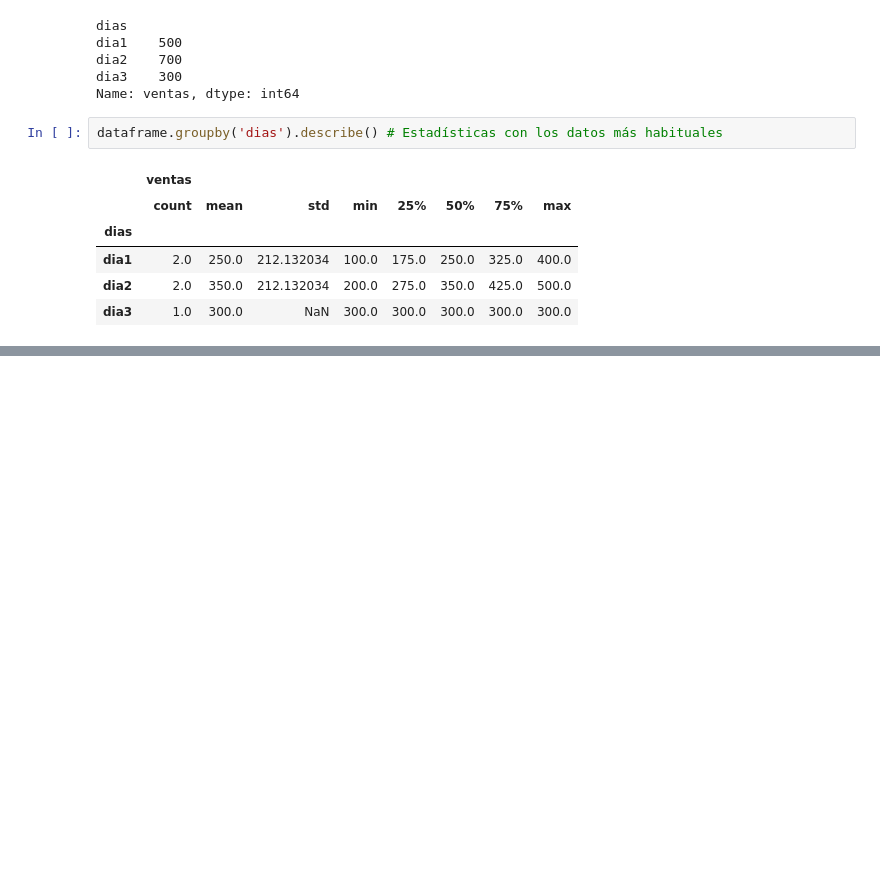
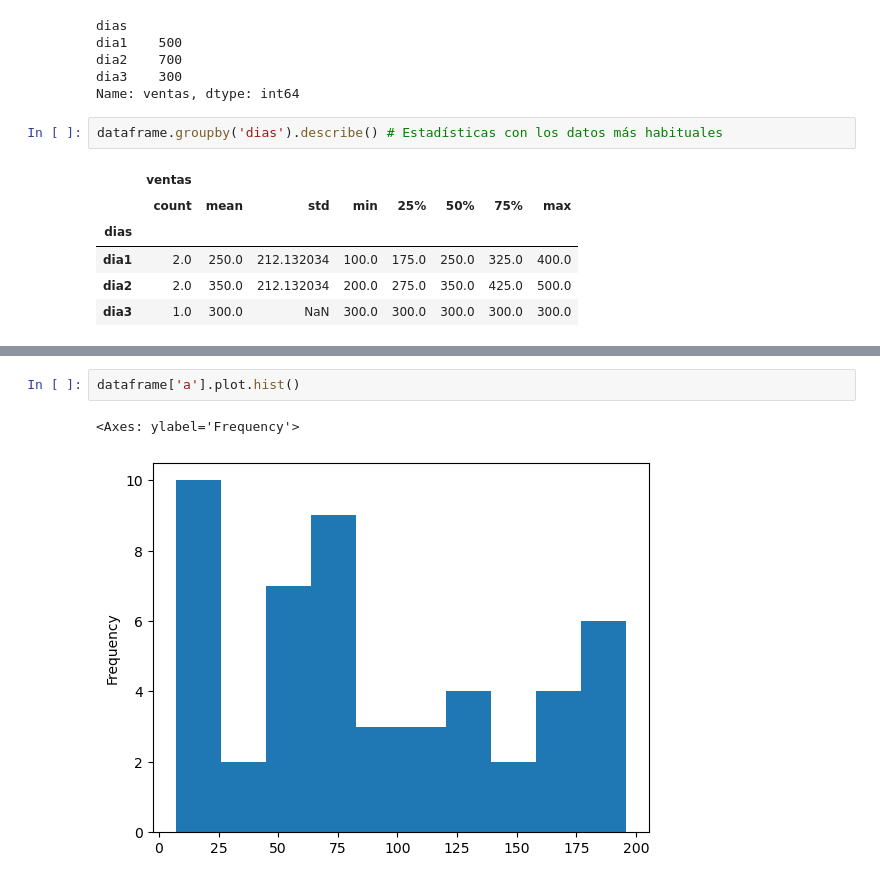
Before and after one commit to aramos-m/ibm-artificial-intelligence, a Jupyter notebook: MachineLearning/03_pandas_bases.ipynb, the cells around one changed output, grey strips where cells are left out. Saved outputs shown, nothing was run; the diff lists cells and outputs as text; blank space fills up the shorter version.

```diff
--- a/MachineLearning/03_pandas_bases.ipynb
+++ b/MachineLearning/03_pandas_bases.ipynb
@@ -371,0 +731,5 @@ dataframe.groupby('dias').describe() # Estadísticas con los datos más habitual
+# %%
+dataframe['a'].plot.hist()
+# %% [output]
+<Axes: ylabel='Frequency'>
+[figure, added]
```
Also changed, not shown: parts of 62 cells of this notebook, 2 other files.
